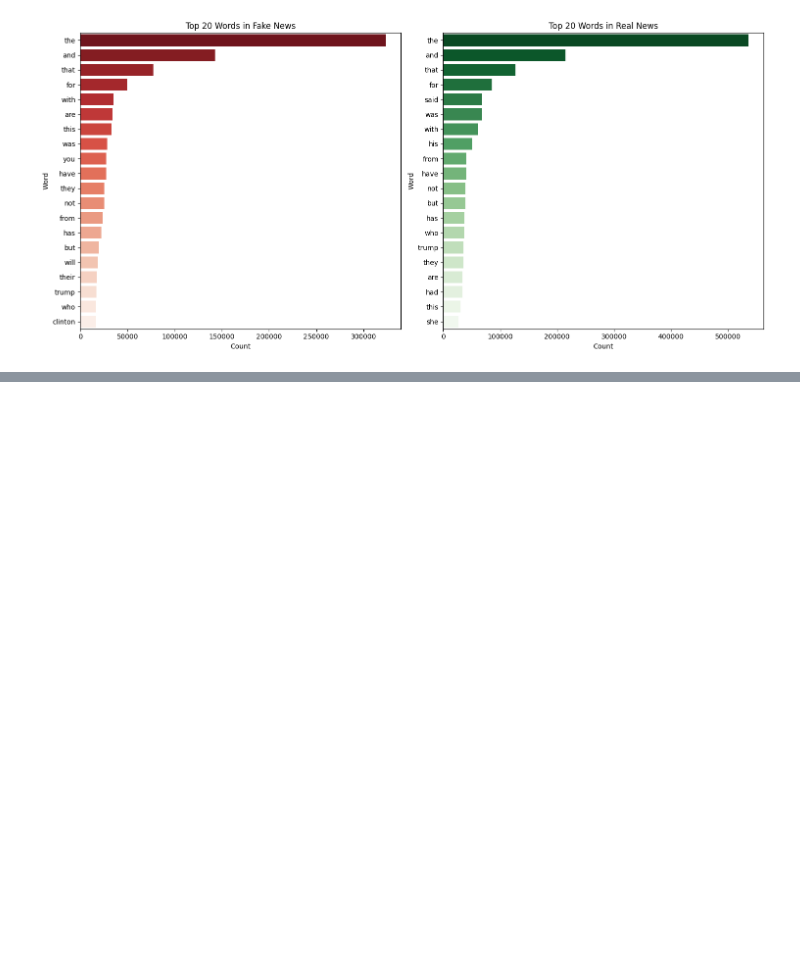
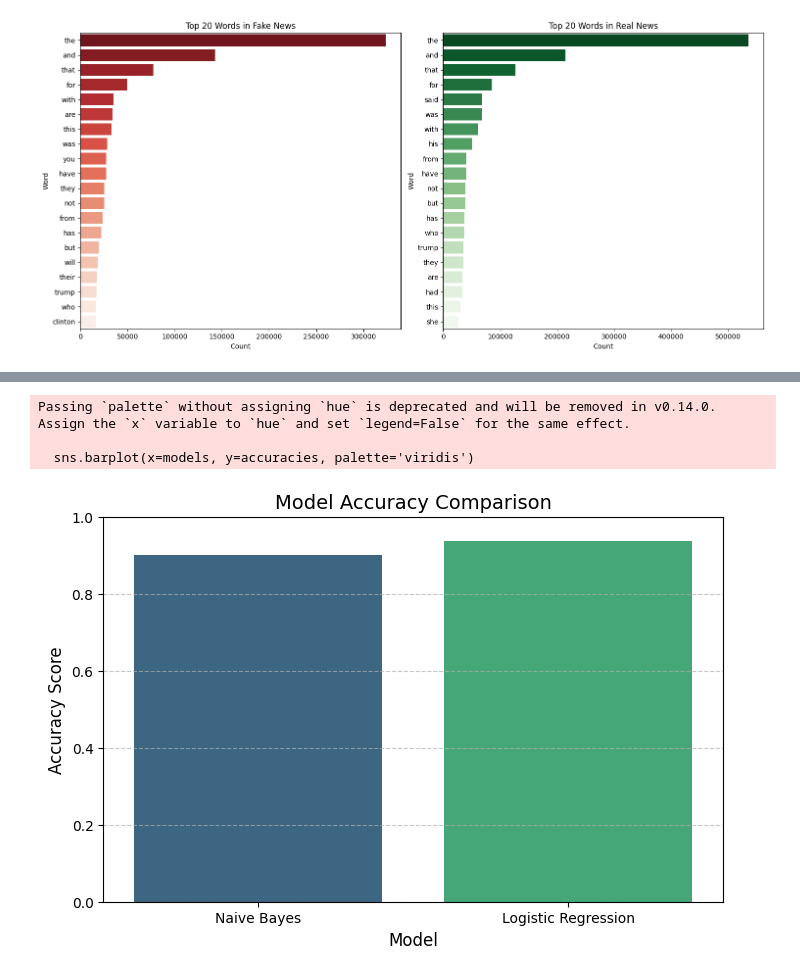
Before and after one commit to vrm2310/nlp-mpr-sem5, a Jupyter notebook: fake_news_classifier.ipynb, the cells around one changed output, grey strips where cells are left out. Drawn from its saved outputs; the diff is of its cells as text; code cells hidden in the pictures; blank space fills up the shorter version.

```diff
--- a/fake_news_classifier.ipynb
+++ b/fake_news_classifier.ipynb
@@ -210,10 +211,10 @@ for i in np.arange(0.1,1.1,0.1):
   temp_classifier = MultinomialNB(alpha=i)
   temp_classifier.fit(X_train, y_train)
   temp_y_pred = temp_classifier.predict(X_test)
-  score = accuracy_score(y_test, temp_y_pred)
-  print("Accuracy score for alpha={} is: {}%".format(round(i,1), round(score*100,2)))
-  if score>best_accuracy:
-    best_accuracy = score
+  accuracy_mnb = accuracy_score(y_test, temp_y_pred)
+  print("Accuracy score for alpha={} is: {}%".format(round(i,1), round(accuracy_mnb*100,2)))
+  if accuracy_mnb>best_accuracy:
+    best_accuracy = accuracy_mnb
     alpha_val = i
 print('--------------------------------------------')
 print('The best accuracy is {}% with alpha value as {}'.format(round(best_accuracy*100, 2), round(alpha_val,1)))
@@ -303,10 +304,10 @@ for i in np.arange(0.1,1.1,0.1):
   temp_classifier = LogisticRegression(C=i, random_state=0)
   temp_classifier.fit(X_train, y_train)
   temp_y_pred = temp_classifier.predict(X_test)
-  score = accuracy_score(y_test, temp_y_pred)
-  print("Accuracy score for C={} is: {}%".format(round(i,1), round(score*100,2)))
-  if score>best_accuracy:
-    best_accuracy = score
+  accuracy_lr = accuracy_score(y_test, temp_y_pred)
+  print("Accuracy score for C={} is: {}%".format(round(i,1), round(accuracy_lr*100,2)))
+  if accuracy_lr>best_accuracy:
+    best_accuracy = accuracy_lr
     c_val = i
 print('--------------------------------------------')
 print('The best accuracy is {}% with C value as {}'.format(round(best_accuracy*100, 2), round(c_val,1)))
@@ -505,0 +507,28 @@ plt.show()
+# %%
+import matplotlib.pyplot as plt
+import seaborn as sns
+
+accuracy_scores = {
+    'Naive Bayes': accuracy_mnb,
+    'Logistic Regression': accuracy_lr,
+    #'Passive Aggressive': pac_accuracy
+}
+
+# Convert to lists for plotting
+models = list(accuracy_scores.keys())
+accuracies = list(accuracy_scores.values())
+
+# Plotting
+plt.figure(figsize=(8, 5))
+sns.barplot(x=models, y=accuracies, palette='viridis')
+plt.title('Model Accuracy Comparison', fontsize=14)
+plt.xlabel('Model', fontsize=12)
+plt.ylabel('Accuracy Score', fontsize=12)
+plt.ylim(0, 1)  # since accuracy is between 0 and 1
+plt.grid(axis='y', linestyle='--', alpha=0.7)
+plt.show()
+# %% [output]
+Passing `palette` without assigning `hue` is deprecated and will be removed in v0.14.0. Assign the `x` variable to `hue` and set `legend=False` for the same effect.
+
+  sns.barplot(x=models, y=accuracies, palette='viridis')
+[figure, added]
```
Also changed, not shown: parts of 7 cells of this notebook, 1 other file.
